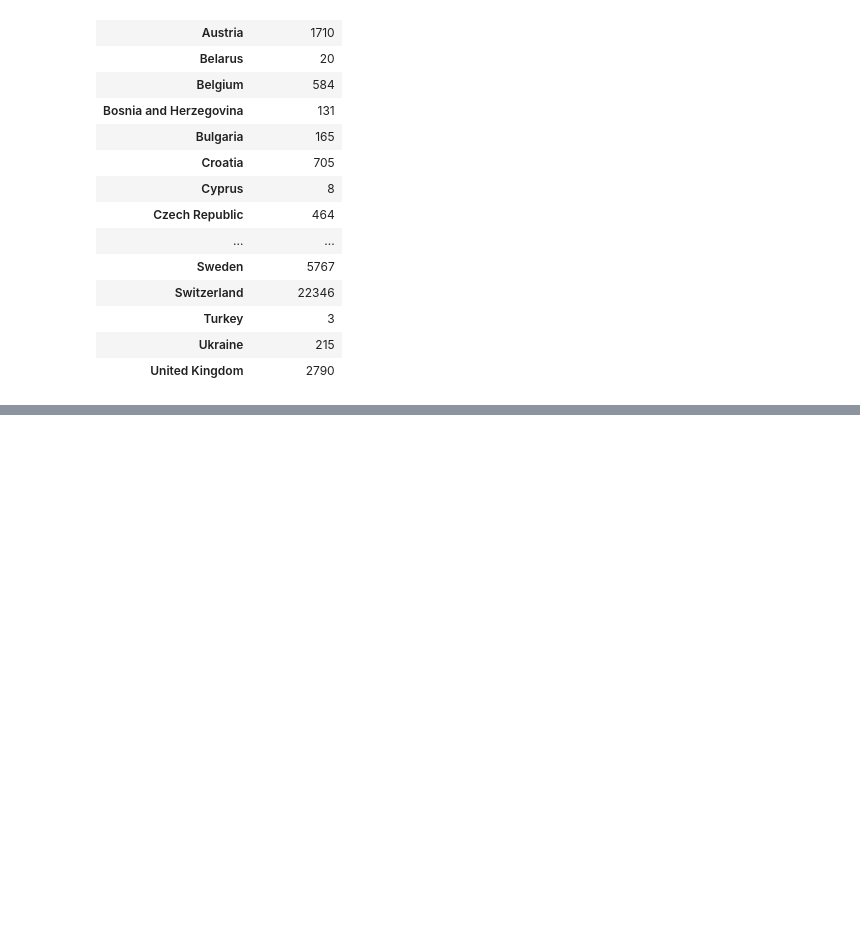
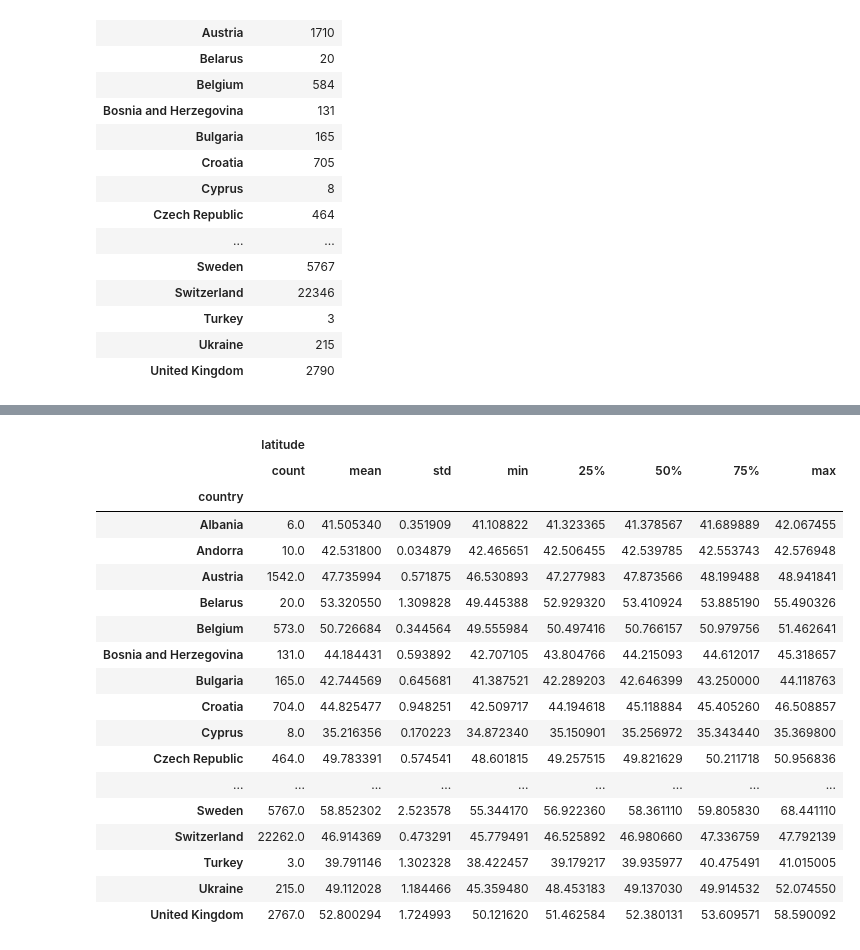
Before and after one commit to lucabi96/CPS_work, a Jupyter notebook: Train stations in Europe data analysis.ipynb, the cells around one changed output, grey strips where cells are left out. Saved outputs shown, nothing was run; the diff lists cells and outputs as text; code cells hidden in the pictures; blank space fills up the shorter version.

```diff
--- a/Train stations in Europe data analysis.ipynb
+++ b/Train stations in Europe data analysis.ipynb
@@ -147,0 +265,23 @@ display(stations_per_countries)
+# %%
+#print("Latitude: ") #[] da togliere sotto
+display(stations.groupby('country')[['latitude']].describe())
+# %% [output]
+|  | latitude |  |  |  |  |  |  |  |
+|  | count | mean | std | min | 25% | 50% | 75% | max |
+| country |  |  |  |  |  |  |  |  |
+| Albania | 6.0 | 41.505340 | 0.351909 | 41.108822 | 41.323365 | 41.378567 | 41.689889 | 42.067455 |
+| Andorra | 10.0 | 42.531800 | 0.034879 | 42.465651 | 42.506455 | 42.539785 | 42.553743 | 42.576948 |
+| Austria | 1542.0 | 47.735994 | 0.571875 | 46.530893 | 47.277983 | 47.873566 | 48.199488 | 48.941841 |
+| Belarus | 20.0 | 53.320550 | 1.309828 | 49.445388 | 52.929320 | 53.410924 | 53.885190 | 55.490326 |
+| Belgium | 573.0 | 50.726684 | 0.344564 | 49.555984 | 50.497416 | 50.766157 | 50.979756 | 51.462641 |
+| Bosnia and Herzegovina | 131.0 | 44.184431 | 0.593892 | 42.707105 | 43.804766 | 44.215093 | 44.612017 | 45.318657 |
+| Bulgaria | 165.0 | 42.744569 | 0.645681 | 41.387521 | 42.289203 | 42.646399 | 43.250000 | 44.118763 |
+| Croatia | 704.0 | 44.825477 | 0.948251 | 42.509717 | 44.194618 | 45.118884 | 45.405260 | 46.508857 |
+| Cyprus | 8.0 | 35.216356 | 0.170223 | 34.872340 | 35.150901 | 35.256972 | 35.343440 | 35.369800 |
+| Czech Republic | 464.0 | 49.783391 | 0.574541 | 48.601815 | 49.257515 | 49.821629 | 50.211718 | 50.956836 |
+| ... | ... | ... | ... | ... | ... | ... | ... | ... |
+| Sweden | 5767.0 | 58.852302 | 2.523578 | 55.344170 | 56.922360 | 58.361110 | 59.805830 | 68.441110 |
+| Switzerland | 22262.0 | 46.914369 | 0.473291 | 45.779491 | 46.525892 | 46.980660 | 47.336759 | 47.792139 |
+| Turkey | 3.0 | 39.791146 | 1.302328 | 38.422457 | 39.179217 | 39.935977 | 40.475491 | 41.015005 |
+| Ukraine | 215.0 | 49.112028 | 1.184466 | 45.359480 | 48.453183 | 49.137030 | 49.914532 | 52.074550 |
+| United Kingdom | 2767.0 | 52.800294 | 1.724993 | 50.121620 | 51.462584 | 52.380131 | 53.609571 | 58.590092 |
```
Also changed, not shown: parts of 21 cells of this notebook.
